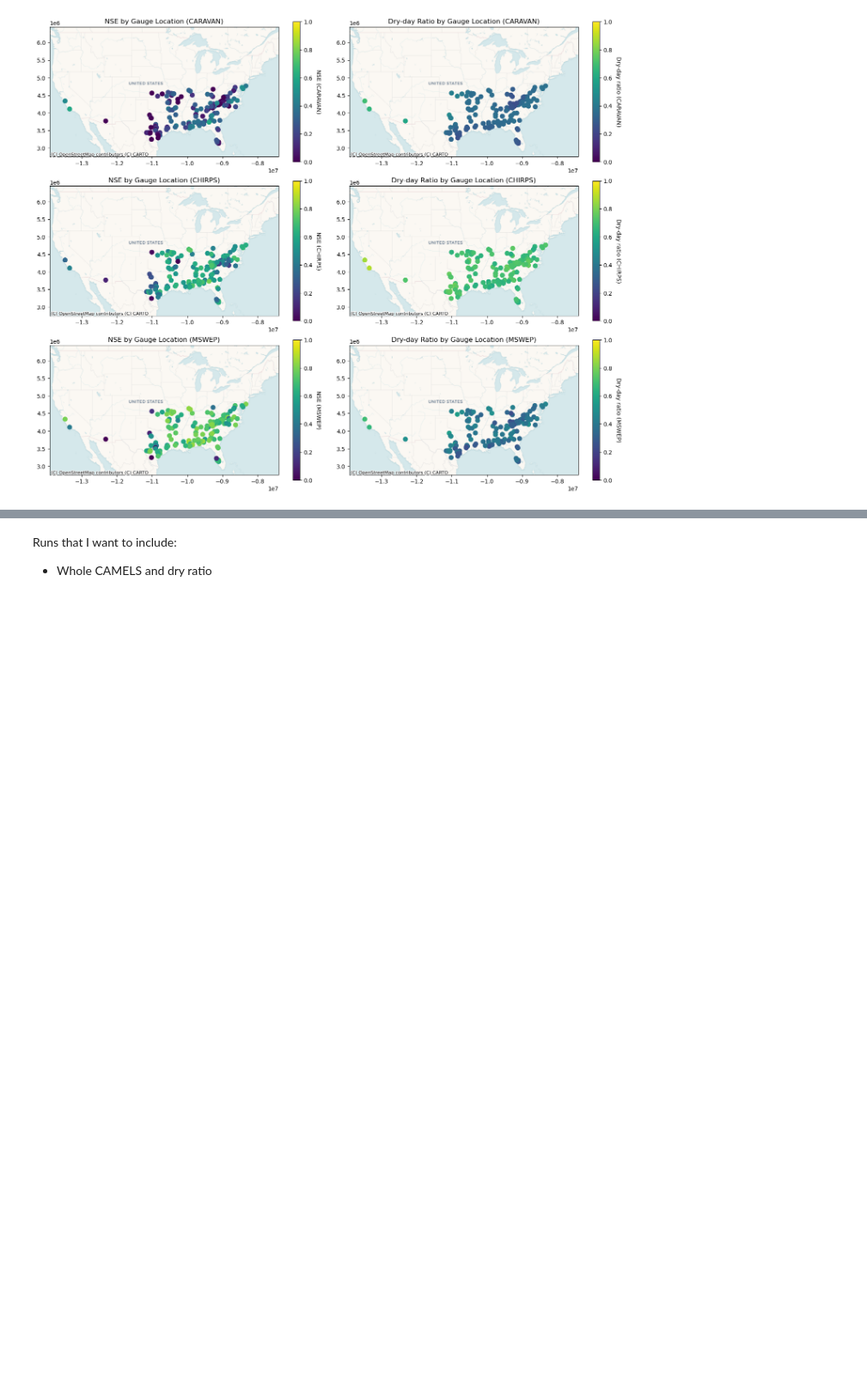
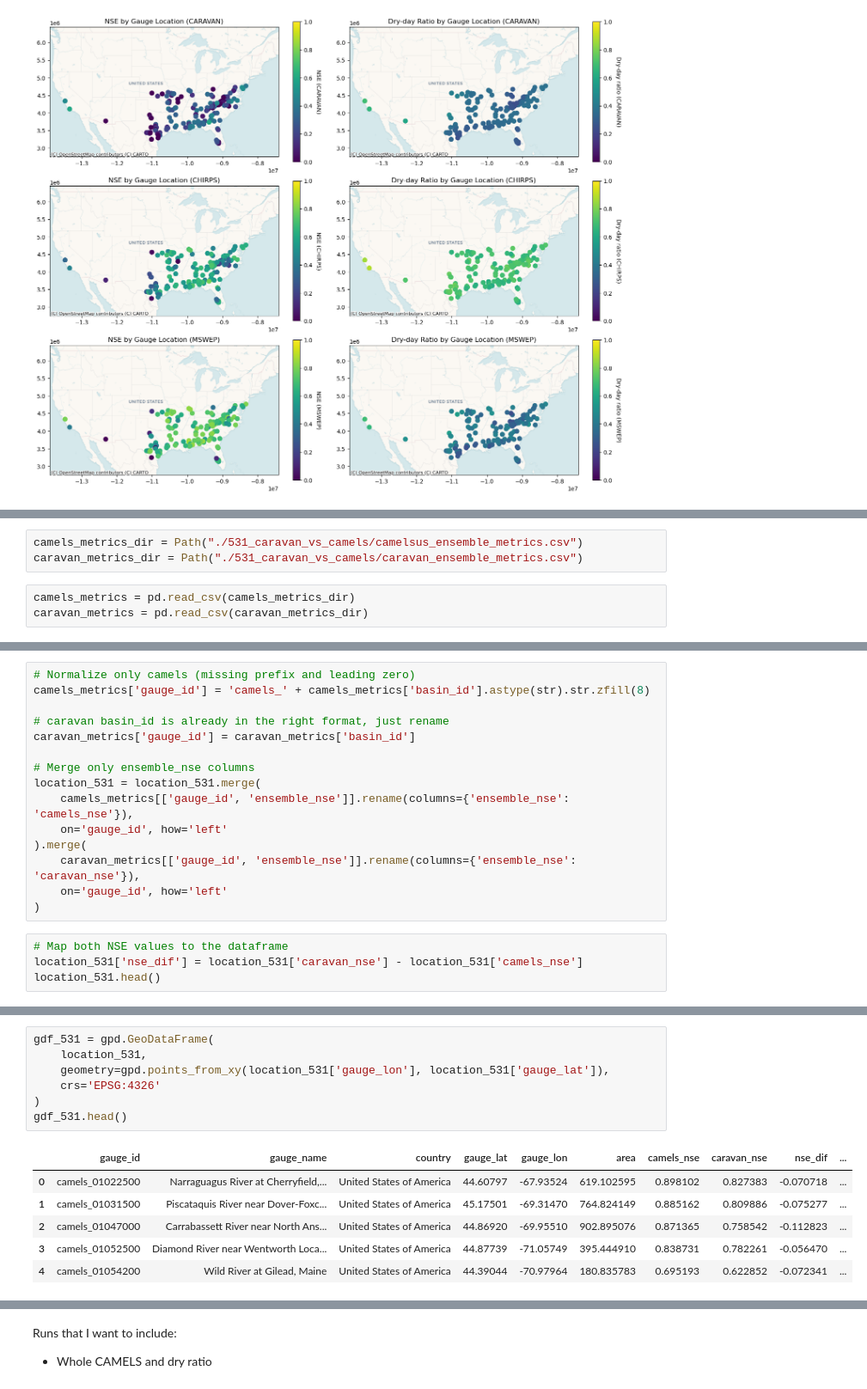
Before and after one commit to DSHydro/NeuralHydrologyAzure, a Jupyter notebook: final_runs/figures.ipynb, the cells around one changed output, grey strips where cells are left out. Shown at 86% size. Saved outputs shown, nothing was run; the diff lists cells and outputs as text; blank space fills up the shorter version.

```diff
--- a/final_runs/figures.ipynb
+++ b/final_runs/figures.ipynb
@@ -399,0 +437,6 @@ plt.show()
+# %%
+camels_metrics_dir = Path("./531_caravan_vs_camels/camelsus_ensemble_metrics.csv")
+caravan_metrics_dir = Path("./531_caravan_vs_camels/caravan_ensemble_metrics.csv")
+# %%
+camels_metrics = pd.read_csv(camels_metrics_dir)
+caravan_metrics = pd.read_csv(caravan_metrics_dir)
@@ -399,0 +461,19 @@ plt.show()
+# %%
+# Normalize only camels (missing prefix and leading zero)
+camels_metrics['gauge_id'] = 'camels_' + camels_metrics['basin_id'].astype(str).str.zfill(8)
+
+# caravan basin_id is already in the right format, just rename
+caravan_metrics['gauge_id'] = caravan_metrics['basin_id']
+
+# Merge only ensemble_nse columns
+location_531 = location_531.merge(
+    camels_metrics[['gauge_id', 'ensemble_nse']].rename(columns={'ensemble_nse': 'camels_nse'}),
+    on='gauge_id', how='left'
+).merge(
+    caravan_metrics[['gauge_id', 'ensemble_nse']].rename(columns={'ensemble_nse': 'caravan_nse'}),
+    on='gauge_id', how='left'
+)
+# %%
+# Map both NSE values to the dataframe
+location_531['nse_dif'] = location_531['caravan_nse'] - location_531['camels_nse']
+location_531.head()
@@ -399,0 +487,14 @@ plt.show()
+# %%
+gdf_531 = gpd.GeoDataFrame(
+    location_531,
+    geometry=gpd.points_from_xy(location_531['gauge_lon'], location_531['gauge_lat']),
+    crs='EPSG:4326'
+)
+gdf_531.head()
+# %% [output]
+|  | gauge_id | gauge_name | country | gauge_lat | gauge_lon | area | camels_nse | caravan_nse | nse_dif | ... |
+| 0 | camels_01022500 | Narraguagus River at Cherryfield,... | United States of America | 44.60797 | -67.93524 | 619.102595 | 0.898102 | 0.827383 | -0.070718 | ... |
+| 1 | camels_01031500 | Piscataquis River near Dover-Foxc... | United States of America | 45.17501 | -69.31470 | 764.824149 | 0.885162 | 0.809886 | -0.075277 | ... |
+| 2 | camels_01047000 | Carrabassett River near North Ans... | United States of America | 44.86920 | -69.95510 | 902.895076 | 0.871365 | 0.758542 | -0.112823 | ... |
+| 3 | camels_01052500 | Diamond River near Wentworth Loca... | United States of America | 44.87739 | -71.05749 | 395.444910 | 0.838731 | 0.782261 | -0.056470 | ... |
+| 4 | camels_01054200 | Wild River at Gilead, Maine | United States of America | 44.39044 | -70.97964 | 180.835783 | 0.695193 | 0.622852 | -0.072341 | ... |
```
Also changed, not shown: parts of 34 cells of this notebook.
